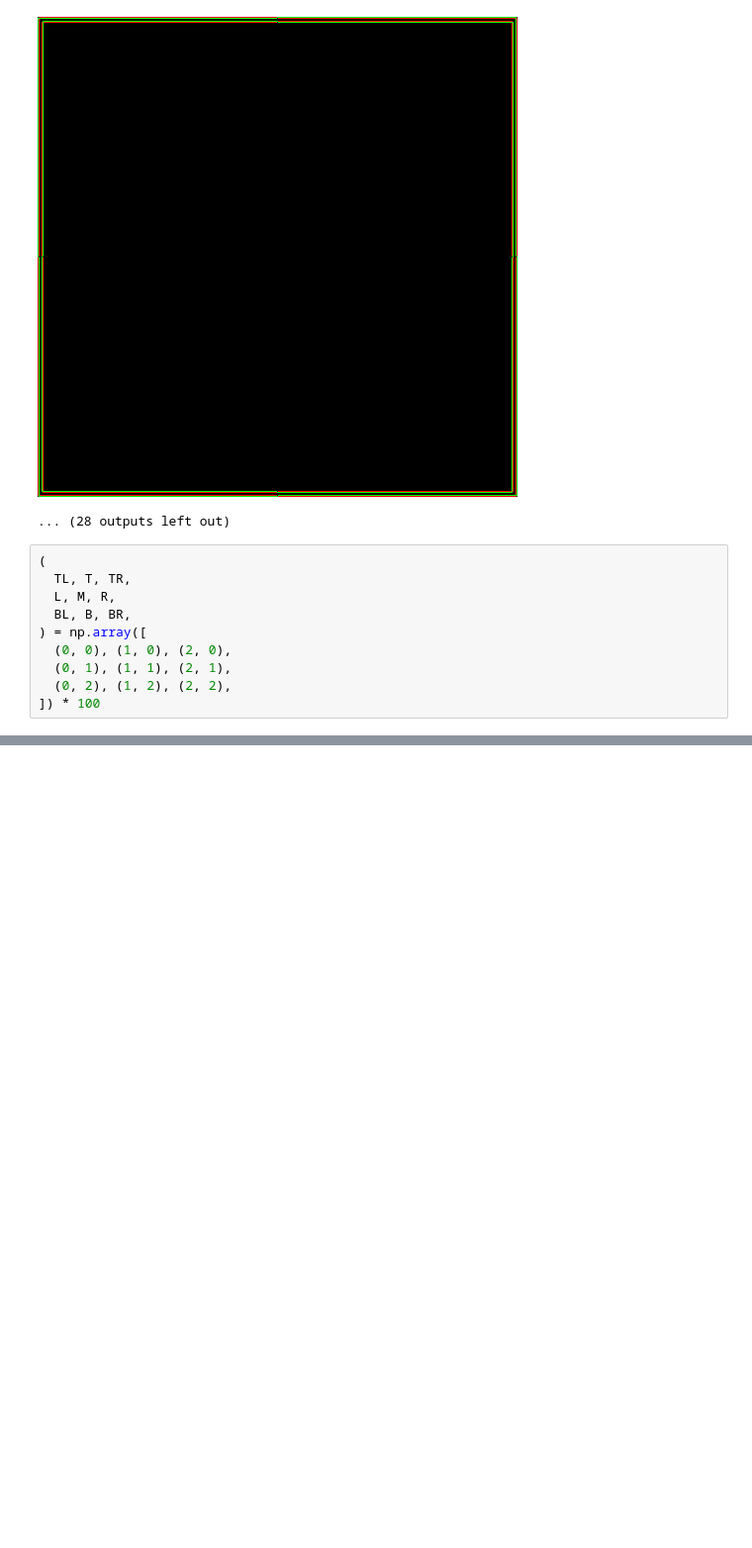
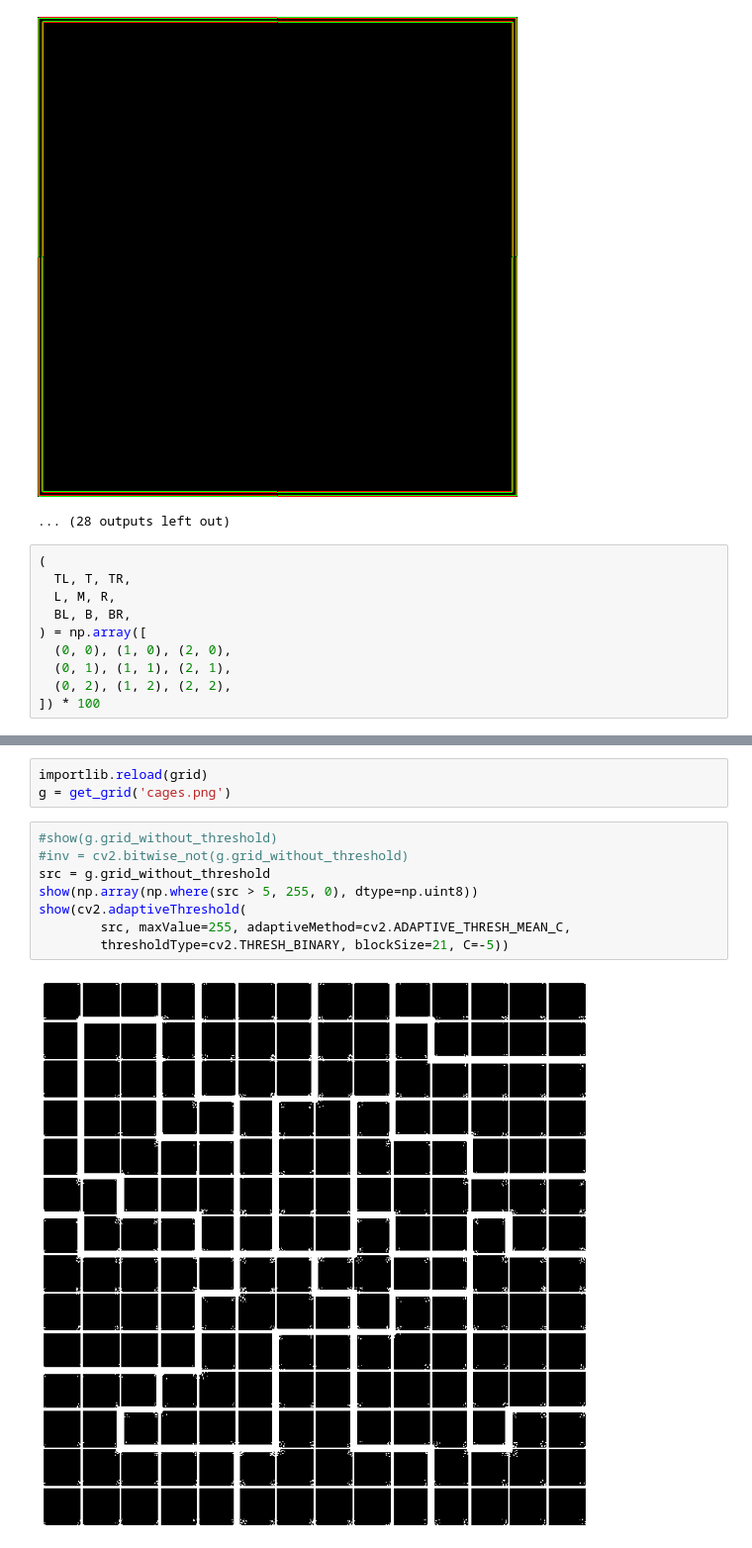
Before and after one commit to PhilHarnish/forge, a Jupyter notebook: src/data/image/scratch.ipynb, the cells around one changed output, grey strips where cells are left out. Shown: that part at 99% size. Saved outputs shown, nothing was run; the diff lists cells and outputs as text; blank space fills up the shorter version.

```diff
--- a/src/data/image/scratch.ipynb
+++ b/src/data/image/scratch.ipynb
@@ -455,0 +475,13 @@ fillomino.png 542
+# %%
+importlib.reload(grid)
+g = get_grid('cages.png')
+# %%
+#show(g.grid_without_threshold)
+#inv = cv2.bitwise_not(g.grid_without_threshold)
+src = g.grid_without_threshold
+show(np.array(np.where(src > 5, 255, 0), dtype=np.uint8))
+show(cv2.adaptiveThreshold(
+        src, maxValue=255, adaptiveMethod=cv2.ADAPTIVE_THRESH_MEAN_C,
+        thresholdType=cv2.THRESH_BINARY, blockSize=21, C=-5))
+# %% [output]
+[figure, added]
```
Also changed, not shown: parts of 13 cells of this notebook.
